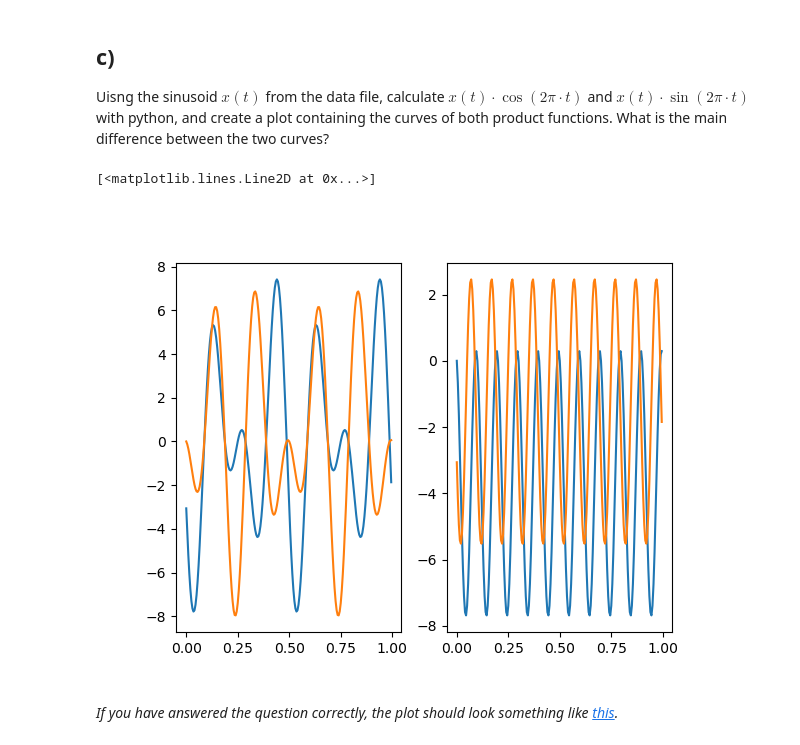
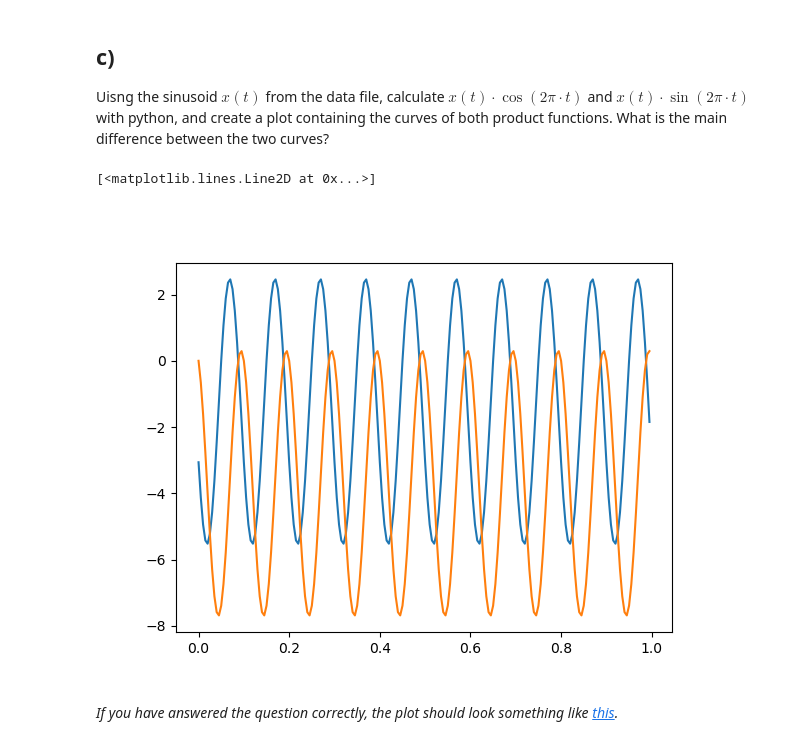
Before and after one commit to Mortenms/AIS2201_Exercises, a Jupyter notebook: Exercise_2/2_sinusoids_decomposition.ipynb, the cells around one changed output. Drawn from its saved outputs; the diff is of its cells as text; code cells hidden in the pictures.

```diff
--- a/Exercise_2/2_sinusoids_decomposition.ipynb
+++ b/Exercise_2/2_sinusoids_decomposition.ipynb
@@ -82,32 +82,18 @@ Uisng the sinusoid $x(t)$ from the data file, calculate $x(t) \cdot \cos(2\pi \c
 # %%
 import numpy as np
 import matplotlib.pyplot as plt
 plt.close(3); plt.figure(3); # Downside of using interactive ipympl plots. It is necessary to close and re-open figure when plotting again.
 # WRITE YOUR CODE HERE:
 pi = np.pi
-x_c = np.copy(x)
 
-a1 = np.zeros(len(x_c))
-a2 = np.zeros(len(x_c))
+b1 = x*np.cos(2*pi*t*5)
+b2 = x*np.sin(2*pi*t*5)
 
-for i in range(len(x_c)):
-    a1[i] = x_c[i]*np.cos(2*pi*t[i])
-    a2[i] = x_c[i]*np.sin(2*pi*t[i])
-
-b1 = x*np.sin(2*pi*t*5)
-b2 = x*np.cos(2*pi*t*5)
-
-#plt.plot(t, x)
-plt.subplot(1,2,1)
-plt.plot(t, a1)
-plt.plot(t, a2)
-
-plt.subplot(1,2,2)
 plt.plot(t, b1)
 plt.plot(t, b2)
 # %% [output]
 [<matplotlib.lines.Line2D at 0x...>]
-[figure, old version]
+[figure, new version]
 # %% [markdown]
 *If you have answered the question correctly, the plot should look something like [this](Figurer/task2c_sol.png).*
 # %% [markdown]
```
Also changed, not shown: parts of 3 cells of this notebook, 3 other files.
